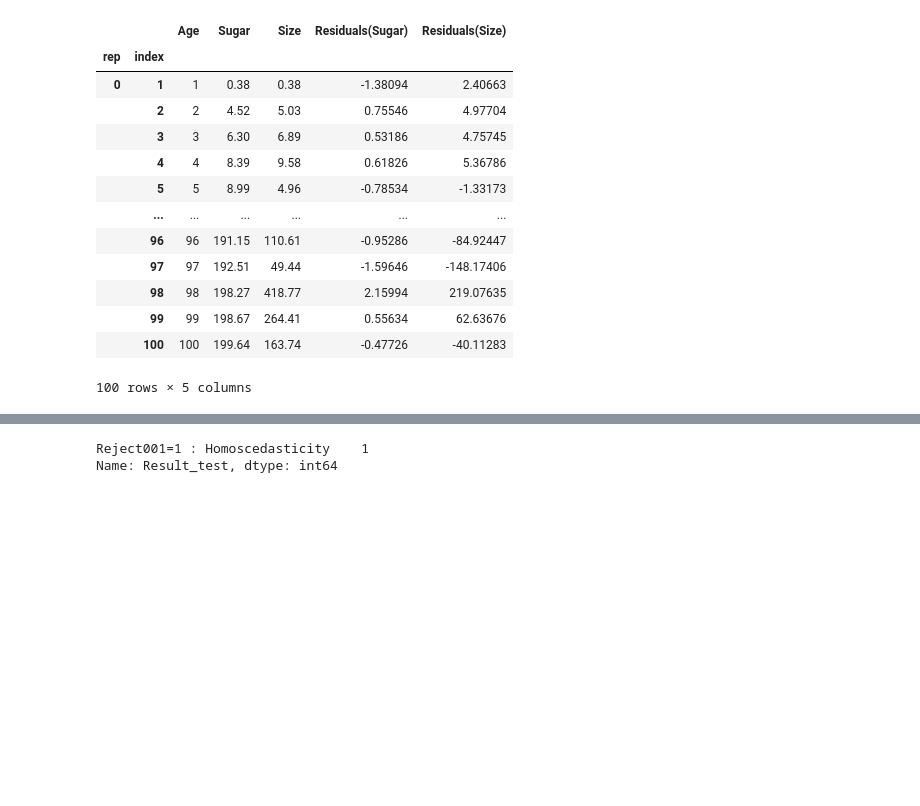
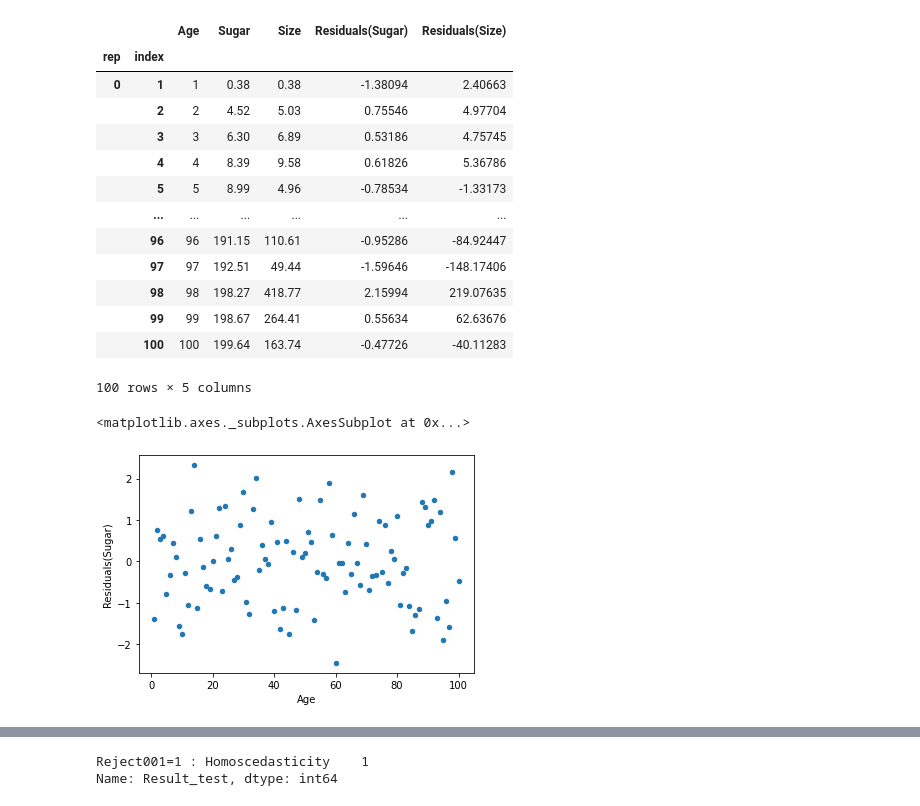
Before and after one commit to iam-fern/real_data, a Jupyter notebook: GQtest_cluster_data(y_hat)_demoHeteroScedasticity_01.ipynb, the cells around one changed output, grey strips where cells are left out. Cells and saved outputs as stored; diff of their text form; code cells hidden in the pictures; blank space fills up the shorter version.

```diff
--- a/GQtest_cluster_data(y_hat)_demoHeteroScedasticity_01.ipynb
+++ b/GQtest_cluster_data(y_hat)_demoHeteroScedasticity_01.ipynb
@@ -116,6 +116,12 @@ table
 |  | 99 | 99 | 198.67 | 264.41 | 0.55634 | 62.63676 |
 |  | 100 | 100 | 199.64 | 163.74 | -0.47726 | -40.11283 |
 100 rows × 5 columns
+# %%
+tablenew0 = table.loc[0.0]
+tablenew0.plot(x ='Age', y='Residuals(Sugar)', kind = 'scatter')
+# %% [output]
+<matplotlib.axes._subplots.AxesSubplot at 0x...>
+[figure, added]
 # %%
 def get_result(run_replicate):
     new_table = table.loc[run_replicate]
```
Also changed, not shown: parts of 3 cells of this notebook.
